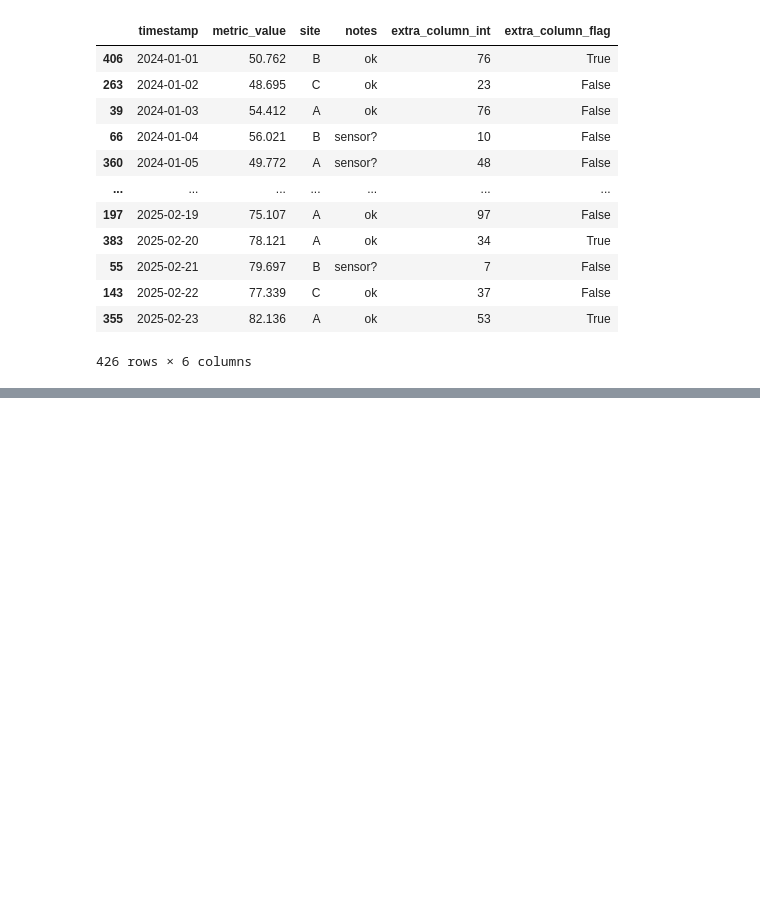
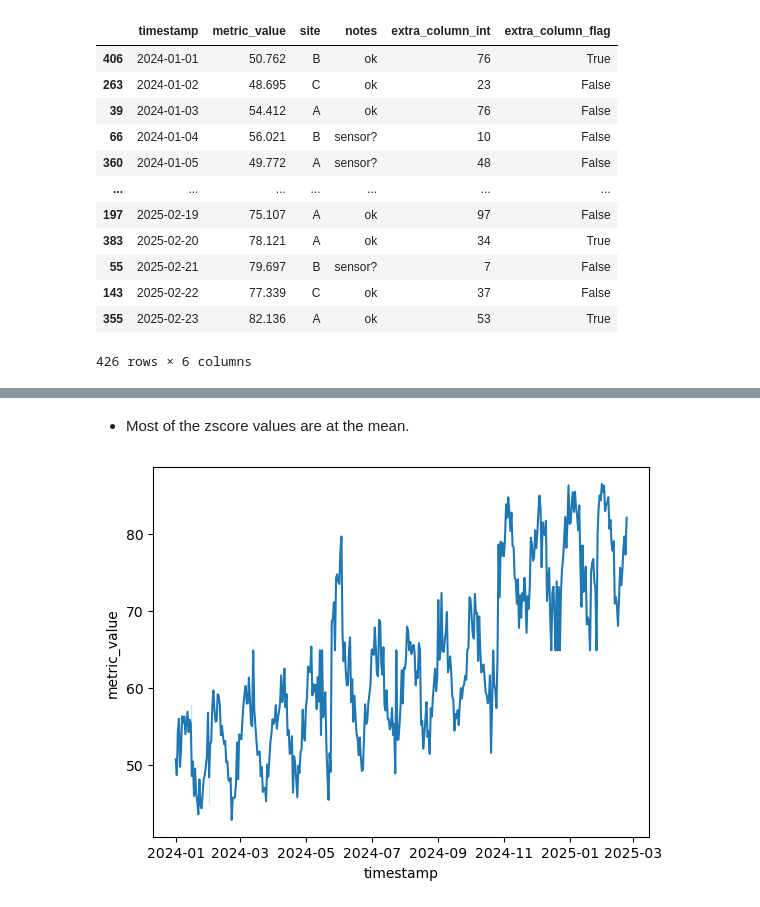
Before and after one commit to uofl-sbabb/DataVisualizationCSE-551, a Jupyter notebook: Project2/Assignment2-Part2.ipynb, the cells around one changed output, grey strips where cells are left out. Cells and saved outputs as stored; diff of their text form; code cells hidden in the pictures; blank space fills up the shorter version.

Commit message:
clean timeseries, trend of uncertainty
Signed-off-by: uofl-sbabb <sbabb131@gmail.com>

```diff
--- a/Project2/Assignment2-Part2.ipynb
+++ b/Project2/Assignment2-Part2.ipynb
@@ -282,0 +276,7 @@ ValueError: Could not interpret value `event` for parameter `style`
+# %% [markdown]
+- Most of the zscore values are at the mean.
+# %%
+sns.lineplot(data=clean_timeseries_df, x='timestamp', y='metric_value')
+plt.show()
+# %% [output]
+[figure, added]
```
Also changed, not shown: parts of 17 cells of this notebook, 1 other file.
